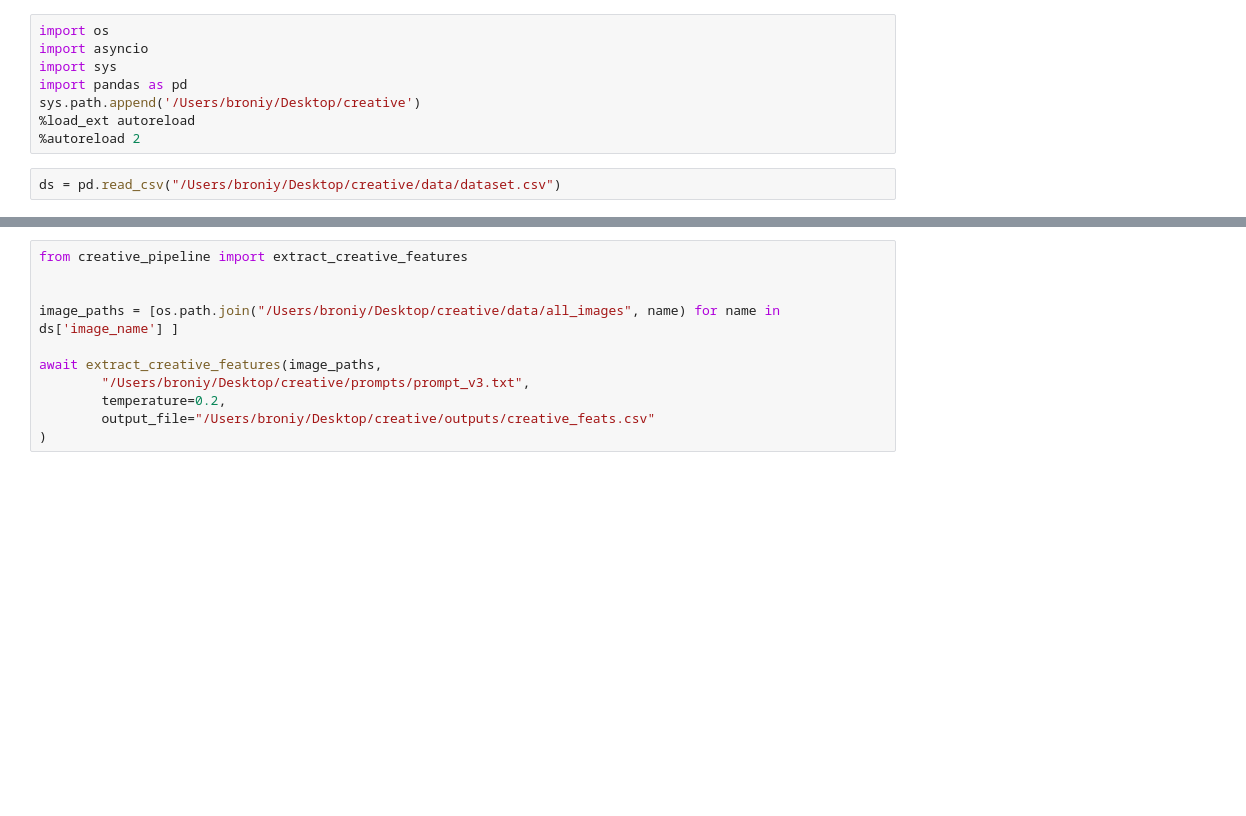
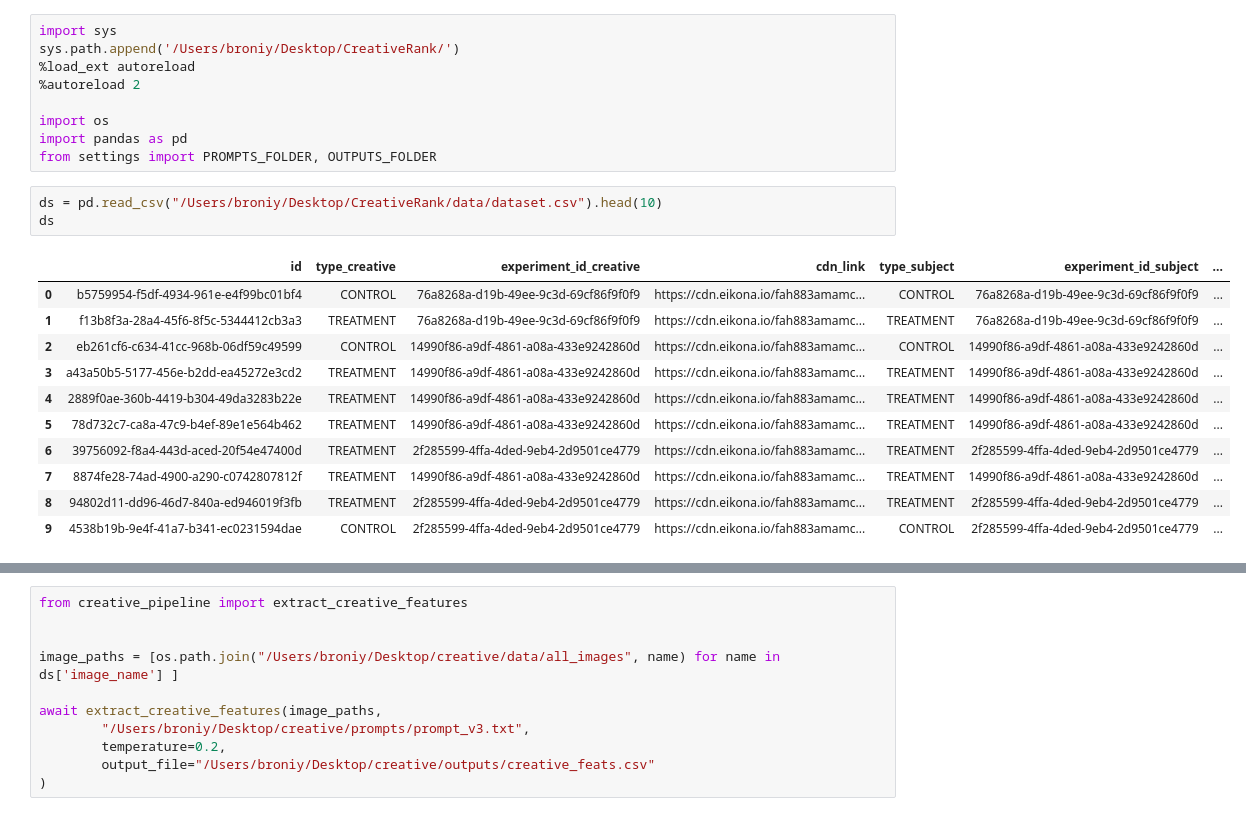
Before and after one commit to broniyk/CreativeRank, a Jupyter notebook: notebooks/features_pipeline_analysis.ipynb, the cells around one changed output, grey strips where cells are left out. Cells and saved outputs as stored; diff of their text form; blank space fills up the shorter version.

```diff
--- a/notebooks/create_features_dataset.ipynb
+++ b/notebooks/features_pipeline_analysis.ipynb
@@ -1,10 +1,24 @@
 # %%
-import os
-import asyncio
 import sys
-import pandas as pd
-sys.path.append('/Users/broniy/Desktop/creative')
+sys.path.append('/Users/broniy/Desktop/CreativeRank/')
 %load_ext autoreload
 %autoreload 2
+
+import os
+import pandas as pd
+from settings import PROMPTS_FOLDER, OUTPUTS_FOLDER
 # %%
-ds = pd.read_csv("/Users/broniy/Desktop/creative/data/dataset.csv")
+ds = pd.read_csv("/Users/broniy/Desktop/CreativeRank/data/dataset.csv").head(10)
+ds
+# %% [output]
+|  | id | type_creative | experiment_id_creative | cdn_link | type_subject | experiment_id_subject | ... |
+| 0 | b5759954-f5df-4934-961e-e4f99bc01bf4 | CONTROL | 76a8268a-d19b-49ee-9c3d-69cf86f9f0f9 | https://cdn.eikona.io/fah883amamc... | CONTROL | 76a8268a-d19b-49ee-9c3d-69cf86f9f0f9 | ... |
+| 1 | f13b8f3a-28a4-45f6-8f5c-5344412cb3a3 | TREATMENT | 76a8268a-d19b-49ee-9c3d-69cf86f9f0f9 | https://cdn.eikona.io/fah883amamc... | TREATMENT | 76a8268a-d19b-49ee-9c3d-69cf86f9f0f9 | ... |
+| 2 | eb261cf6-c634-41cc-968b-06df59c49599 | CONTROL | 14990f86-a9df-4861-a08a-433e9242860d | https://cdn.eikona.io/fah883amamc... | CONTROL | 14990f86-a9df-4861-a08a-433e9242860d | ... |
+| 3 | a43a50b5-5177-456e-b2dd-ea45272e3cd2 | TREATMENT | 14990f86-a9df-4861-a08a-433e9242860d | https://cdn.eikona.io/fah883amamc... | TREATMENT | 14990f86-a9df-4861-a08a-433e9242860d | ... |
+| 4 | 2889f0ae-360b-4419-b304-49da3283b22e | TREATMENT | 14990f86-a9df-4861-a08a-433e9242860d | https://cdn.eikona.io/fah883amamc... | TREATMENT | 14990f86-a9df-4861-a08a-433e9242860d | ... |
+| 5 | 78d732c7-ca8a-47c9-b4ef-89e1e564b462 | TREATMENT | 14990f86-a9df-4861-a08a-433e9242860d | https://cdn.eikona.io/fah883amamc... | TREATMENT | 14990f86-a9df-4861-a08a-433e9242860d | ... |
+| 6 | 39756092-f8a4-443d-aced-20f54e47400d | TREATMENT | 2f285599-4ffa-4ded-9eb4-2d9501ce4779 | https://cdn.eikona.io/fah883amamc... | TREATMENT | 2f285599-4ffa-4ded-9eb4-2d9501ce4779 | ... |
+| 7 | 8874fe28-74ad-4900-a290-c0742807812f | TREATMENT | 14990f86-a9df-4861-a08a-433e9242860d | https://cdn.eikona.io/fah883amamc... | TREATMENT | 14990f86-a9df-4861-a08a-433e9242860d | ... |
+| 8 | 94802d11-dd96-46d7-840a-ed946019f3fb | TREATMENT | 2f285599-4ffa-4ded-9eb4-2d9501ce4779 | https://cdn.eikona.io/fah883amamc... | TREATMENT | 2f285599-4ffa-4ded-9eb4-2d9501ce4779 | ... |
+| 9 | 4538b19b-9e4f-41a7-b341-ec0231594dae | CONTROL | 2f285599-4ffa-4ded-9eb4-2d9501ce4779 | https://cdn.eikona.io/fah883amamc... | CONTROL | 2f285599-4ffa-4ded-9eb4-2d9501ce4779 | ... |
```
Also changed, not shown: parts of 1 cell of this notebook, 15 other files.
